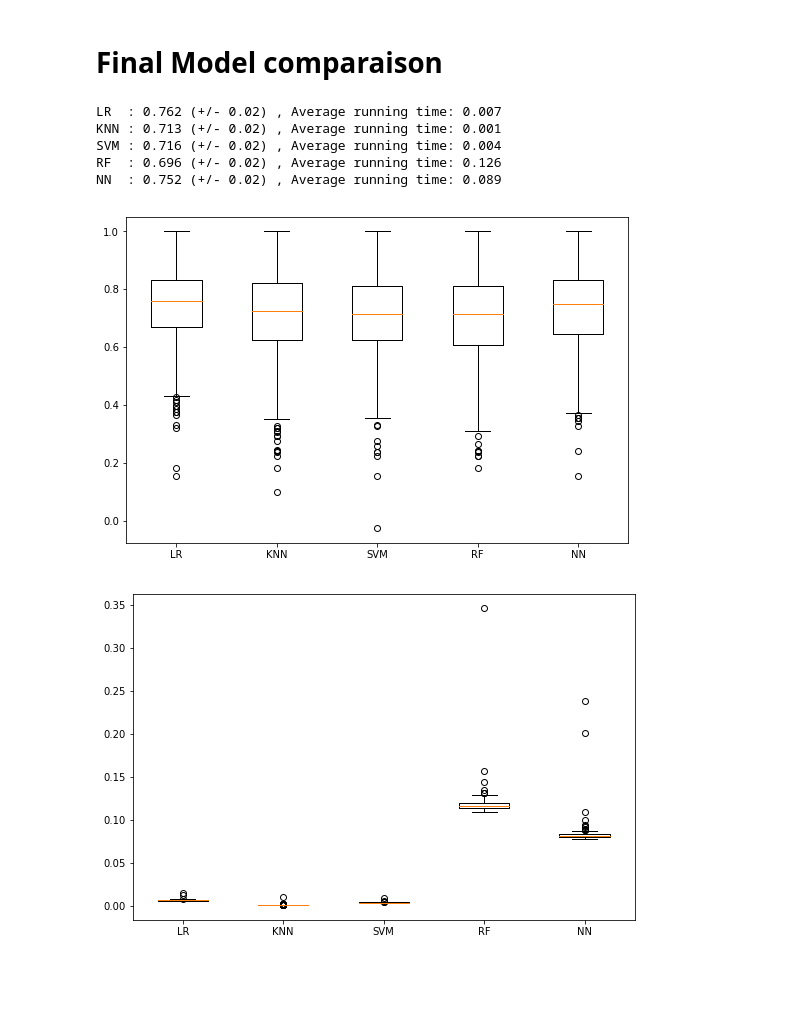
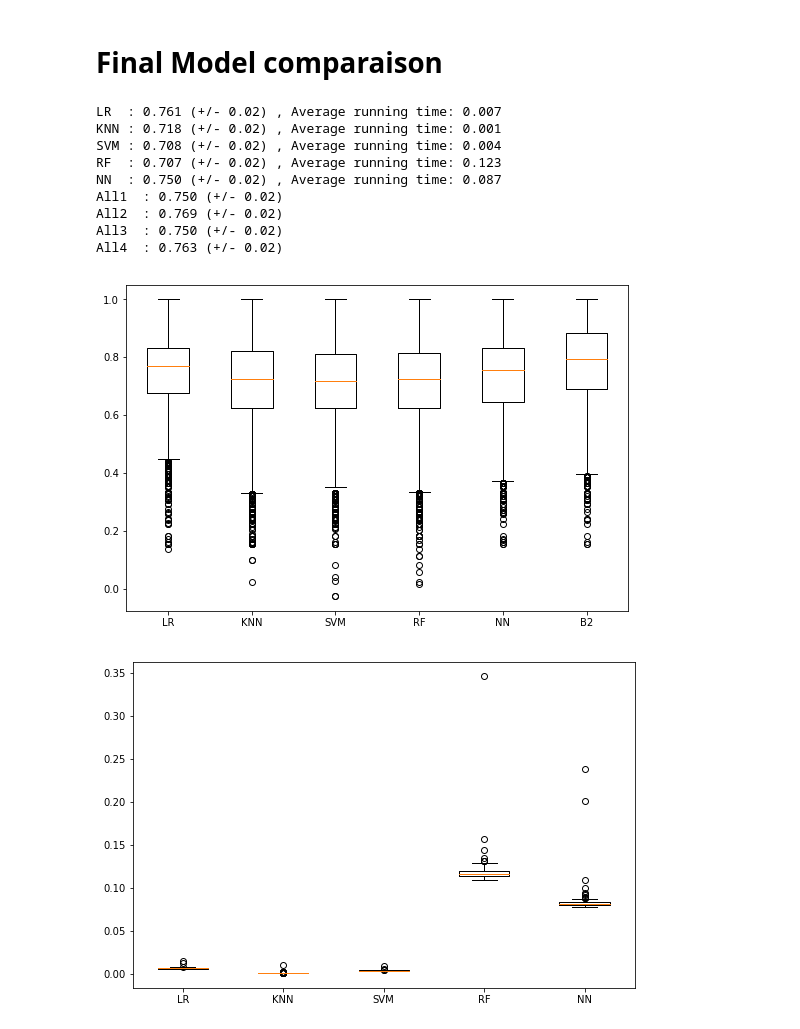
Before and after one commit to GabeOchieng/EbolaML-1, a Jupyter notebook: EbolaPrediction.ipynb, the cells around one changed output. Saved outputs shown, nothing was run; the diff lists cells and outputs as text; code cells hidden in the pictures; blank space fills up the shorter version.

```diff
--- a/EbolaPrediction.ipynb
+++ b/EbolaPrediction.ipynb
@@ -947,6 +947,12 @@ matheus2= list()
 matheus3= list()
 matheus4= list()
 matheus5= list()
+matheus6= list()
+matheus7= list()
+matheus8= list()
+matheus9= list()
+
+
 
 time1= list()
 time2= list()
@@ -954,7 +960,7 @@ time3= list()
 time4= list()
 time5= list()
 
-for i in range(1,500):
+for i in range(1,10000):
     X_train, X_test, y_train, y_test = train_test_split(X, ytrue, test_size=0.15, random_state=i)
 
     #LR
@@ -1007,36 +1013,65 @@ for i in range(1,500):
     matheus5.append(matthews_corrcoef(y_test,y_pred5))
     time5.append(time.time() - start_time)
 
+    #Combined
+    combined1 = pd.concat([pd.DataFrame(data=y_pred1,columns=['LG']),pd.DataFrame(data=y_pred2,columns=['KNN']),pd.DataFrame(data=y_pred3,columns=['SVM']),pd.DataFrame(data=y_pred4,columns=['RF']),pd.DataFrame(data=y_pred5,columns=['NN'])], axis=1)
+    #combined = pd.concat([pd.DataFrame(data=y_pred1,columns=['LG']),pd.DataFrame(data=y_pred3,columns=['KNN']),pd.DataFrame(data=y_pred4,columns=['NN'])], axis=1)
+    finalCombinedModel1=((combined1 == 0).sum(axis=1)< 3).astype(int)
+    matheus6.append(matthews_corrcoef(y_test,finalCombinedModel1))
+
+    combined2 = pd.concat([pd.DataFrame(data=y_pred1,columns=['LG']),pd.DataFrame(data=y_pred1,columns=['LG']),pd.DataFrame(data=y_pred2,columns=['KNN']),pd.DataFrame(data=y_pred5,columns=['NN']),pd.DataFrame(data=y_pred5,columns=['NN'])], axis=1)
+    #combined = pd.concat([pd.DataFrame(data=y_pred1,columns=['LG']),pd.DataFrame(data=y_pred3,columns=['KNN']),pd.DataFrame(data=y_pred4,columns=['NN'])], axis=1)
+    finalCombinedModel2=((combined2 == 0).sum(axis=1)< 3).astype(int)
+    matheus7.append(matthews_corrcoef(y_test,finalCombinedModel2))
+
+    combined3 = pd.concat([pd.DataFrame(data=y_pred1,columns=['LG']),pd.DataFrame(data=y_pred1,columns=['LG']),pd.DataFrame(data=y_pred2,columns=['KNN']),pd.DataFrame(data=y_pred3,columns=['SVM']),pd.DataFrame(data=y_pred4,columns=['RF']),pd.DataFrame(data=y_pred5,columns=['NN']),pd.DataFrame(data=y_pred5,columns=['NN'])], axis=1)
+    #combined = pd.concat([pd.DataFrame(data=y_pred1,columns=['LG']),pd.DataFrame(data=y_pred3,columns=['KNN']),pd.DataFrame(data=y_pred4,columns=['NN'])], axis=1)
+    finalCombinedModel3=((combined3 == 0).sum(axis=1)< 4).astype(int)
+    matheus8.append(matthews_corrcoef(y_test,finalCombinedModel3))
+
+    combined4 = pd.concat([pd.DataFrame(data=y_pred1,columns=['LG']),pd.DataFrame(data=y_pred1,columns=['LG']),pd.DataFrame(data=y_pred2,columns=['KNN']),pd.DataFrame(data=y_pred3,columns=['SVM']),pd.DataFrame(data=y_pred1,columns=['LG']),pd.DataFrame(data=y_pred5,columns=['NN']),pd.DataFrame(data=y_pred5,columns=['NN'])], axis=1)
+    #combined = pd.concat([pd.DataFrame(data=y_pred1,columns=['LG']),pd.DataFrame(data=y_pred3,columns=['KNN']),pd.DataFrame(data=y_pred4,columns=['NN'])], axis=1)
+    finalCombinedModel4=((combined4 == 0).sum(axis=1)< 4).astype(int)
+    matheus9.append(matthews_corrcoef(y_test,finalCombinedModel4))
+
 print("LR  : %0.3f (+/- %0.2f) , Average running time: %0.3f " % (np.mean(matheus1),np.var(matheus1),np.mean(time1)))
 print("KNN : %0.3f (+/- %0.2f) , Average running time: %0.3f " % (np.mean(matheus2),np.var(matheus2),np.mean(time2)))
 print("SVM : %0.3f (+/- %0.2f) , Average running time: %0.3f " % (np.mean(matheus3),np.var(matheus3),np.mean(time3)))
 print("RF  : %0.3f (+/- %0.2f) , Average running time: %0.3f " % (np.mean(matheus4),np.var(matheus4),np.mean(time4)))
 print("NN  : %0.3f (+/- %0.2f) , Average running time: %0.3f " % (np.mean(matheus5),np.var(matheus5),np.mean(time5)))
+print("All1  : %0.3f (+/- %0.2f)" % (np.mean(matheus6),np.var(matheus6)))
+print("All2  : %0.3f (+/- %0.2f)" % (np.mean(matheus7),np.var(matheus7)))
+print("All3  : %0.3f (+/- %0.2f)" % (np.mean(matheus8),np.var(matheus8)))
+print("All4  : %0.3f (+/- %0.2f)" % (np.mean(matheus9),np.var(matheus9)))
 # %% [output]
-LR  : 0.762 (+/- 0.02) , Average running time: 0.007
-KNN : 0.713 (+/- 0.02) , Average running time: 0.001
-SVM : 0.716 (+/- 0.02) , Average running time: 0.004
-RF  : 0.696 (+/- 0.02) , Average running time: 0.126
-NN  : 0.752 (+/- 0.02) , Average running time: 0.089
+LR  : 0.761 (+/- 0.02) , Average running time: 0.007
+KNN : 0.718 (+/- 0.02) , Average running time: 0.001
+SVM : 0.708 (+/- 0.02) , Average running time: 0.004
+RF  : 0.707 (+/- 0.02) , Average running time: 0.123
+NN  : 0.750 (+/- 0.02) , Average running time: 0.087
+All1  : 0.750 (+/- 0.02)
+All2  : 0.769 (+/- 0.02)
+All3  : 0.750 (+/- 0.02)
+All4  : 0.763 (+/- 0.02)
 # %%
 import plotly.plotly as py
 import plotly.graph_objs as go
 
-scores = [matheus1, matheus2, matheus3, matheus4, matheus5]
+scores = [matheus1, matheus2, matheus3, matheus4, matheus5,matheus7]
 times  = [time1, time2, time3, time4, time5]
 fig = plt.figure(1, figsize=(9, 6))
 
 # Create an axes instance
 ax = fig.add_subplot(111)
 # Create the boxplot
 bp = ax.boxplot(scores)
-ax.set_xticklabels(['LR', 'KNN', 'SVM', 'RF','NN'])
+ax.set_xticklabels(['LR', 'KNN', 'SVM', 'RF','NN','B2'])
 plt.show()
 
 # Save the figure
 fig.savefig('fig4scores.png', bbox_inches='tight')
 # %% [output]
-[figure, old version]
+[figure, new version]
 # %%
 
 times  = [time1, time2, time3, time4, time5]
```
Also changed, not shown: parts of 3 cells of this notebook, 1 other file.
